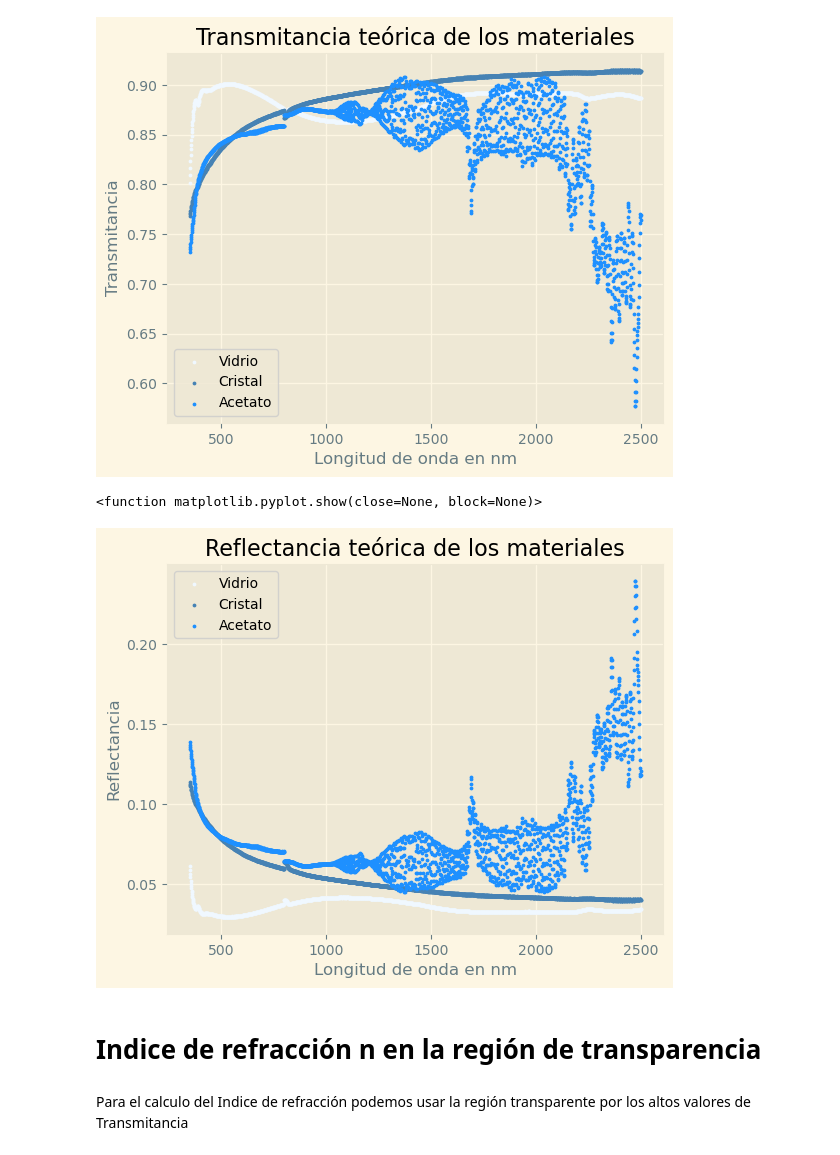
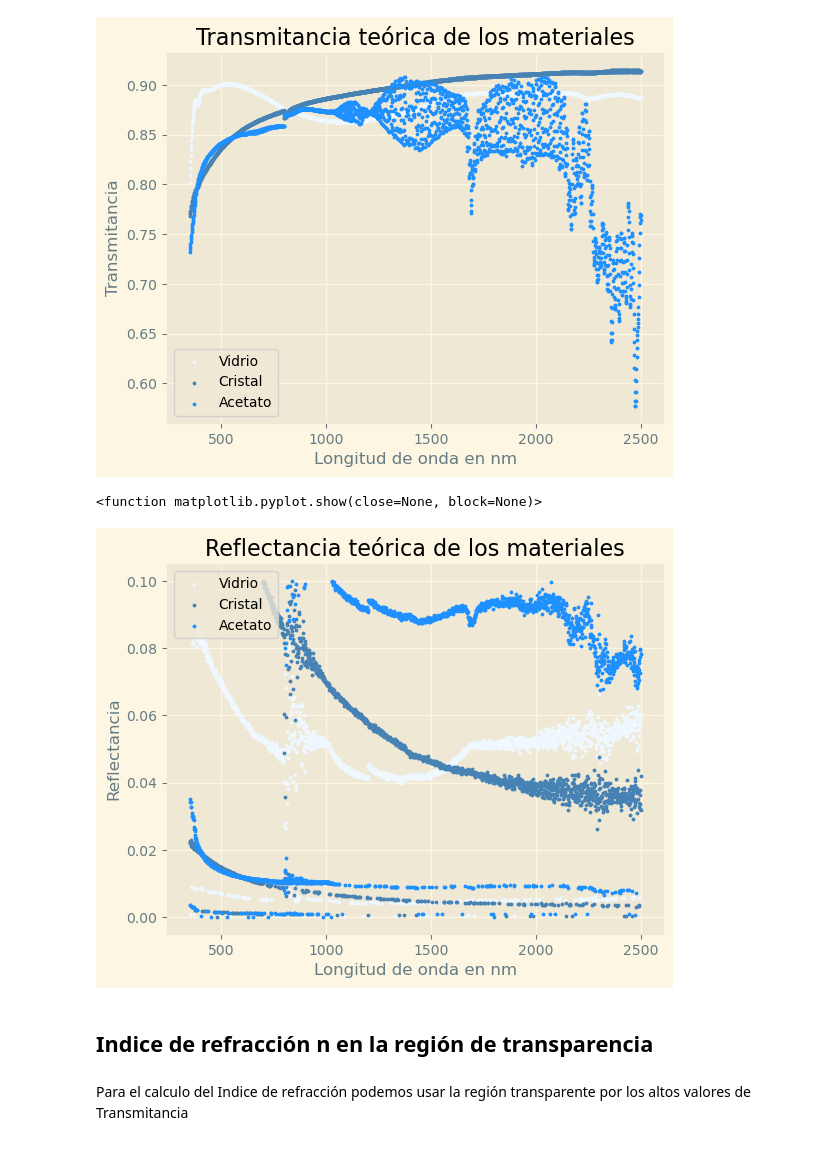
Before and after one commit to AlejoProjects/tecnicas, a Jupyter notebook: BandGapInitial.ipynb, the cells around one changed output. Cells and saved outputs as stored; diff of their text form; code cells hidden in the pictures.

```diff
--- a/BandGapInitial.ipynb
+++ b/BandGapInitial.ipynb
@@ -352,19 +451,19 @@ plt.show
 <function matplotlib.pyplot.show(close=None, block=None)>
 [figure]
 # %%
-plt.scatter(vidrio.wavelength,r_teorica_vidrio,s=3,label=vidrio.name,color="aliceblue")
-plt.scatter(vidrio.wavelength,r_teorica_cristal,s=3,label=cristal.name,color="steelblue")
-plt.scatter(vidrio.wavelength,r_teorica_acetato,s=3,label=acetato.name,color="dodgerblue")
+plt.scatter(vidrio.wavelength,vidrio.reflectancia,s=3,label=vidrio.name,color="aliceblue")
+plt.scatter(vidrio.wavelength,cristal.reflectancia,s=3,label=cristal.name,color="steelblue")
+plt.scatter(vidrio.wavelength,acetato.reflectancia,s=3,label=acetato.name,color="dodgerblue")
 plt.xlabel("Longitud de onda en nm")
 plt.ylabel("Reflectancia")
 plt.title("Reflectancia teórica de los materiales")
 plt.legend()
 plt.show
 # %% [output]
 <function matplotlib.pyplot.show(close=None, block=None)>
-[figure, old version]
+[figure, new version]
 # %% [markdown]
-# Indice de refracción n en la región de transparencia
+## Indice de refracción n en la región de transparencia
 # %% [markdown]
 Para el calculo del Indice de refracción podemos usar la región transparente por los altos valores de Transmitancia
 # %%
```
Also changed, not shown: parts of 17 cells of this notebook, 1 other file.
